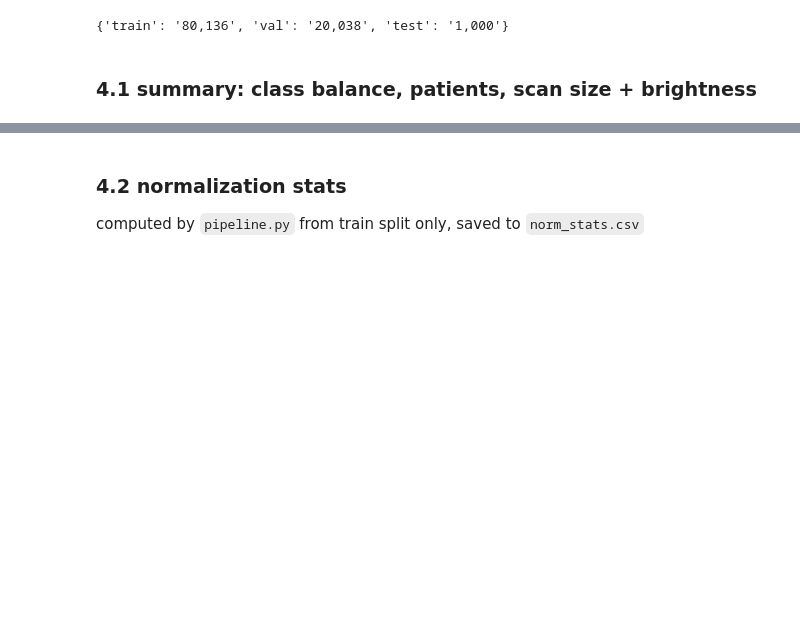
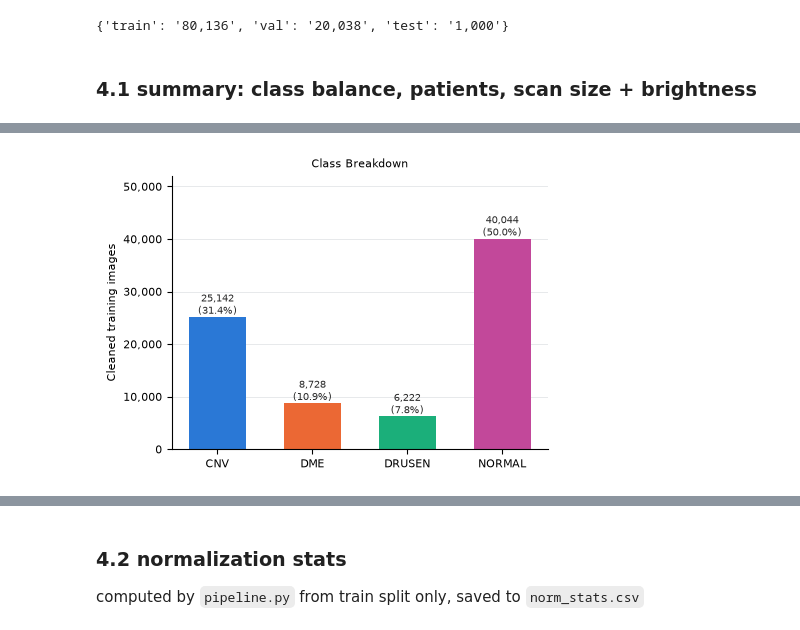
Before and after one commit to wattyven/SeeNN, a Jupyter notebook: src/SeeNN/eda.ipynb, the cells around one changed output, grey strips where cells are left out. Drawn from its saved outputs; the diff is of its cells as text; code cells hidden in the pictures; blank space fills up the shorter version.

```diff
--- a/src/SeeNN/eda.ipynb
+++ b/src/SeeNN/eda.ipynb
@@ -539,0 +540,14 @@ plt.show()
+# %%
+# (a) class balance, on its own
+counts = train["class"].value_counts()[CLASSES]
+fig, ax = plt.subplots(figsize=(4.5, 3.2))
+bars = ax.bar(CLASSES, counts, color=COLORS, width=0.6)
+ax.bar_label(bars, labels=[f"{n:,}\n({100 * n / counts.sum():.1f}%)" for n in counts], fontsize=7, color=INK) # number of images and share of the total
+ax.set_ylabel("Cleaned training images")
+ax.set_ylim(0, counts.max() * 1.3)
+ax.yaxis.set_major_formatter(THOUSANDS)
+ax.set_title("Class Breakdown")
+tidy(ax)
+plt.show()
+# %% [output]
+[figure, added]
```
Also changed, not shown: parts of 15 cells of this notebook.
